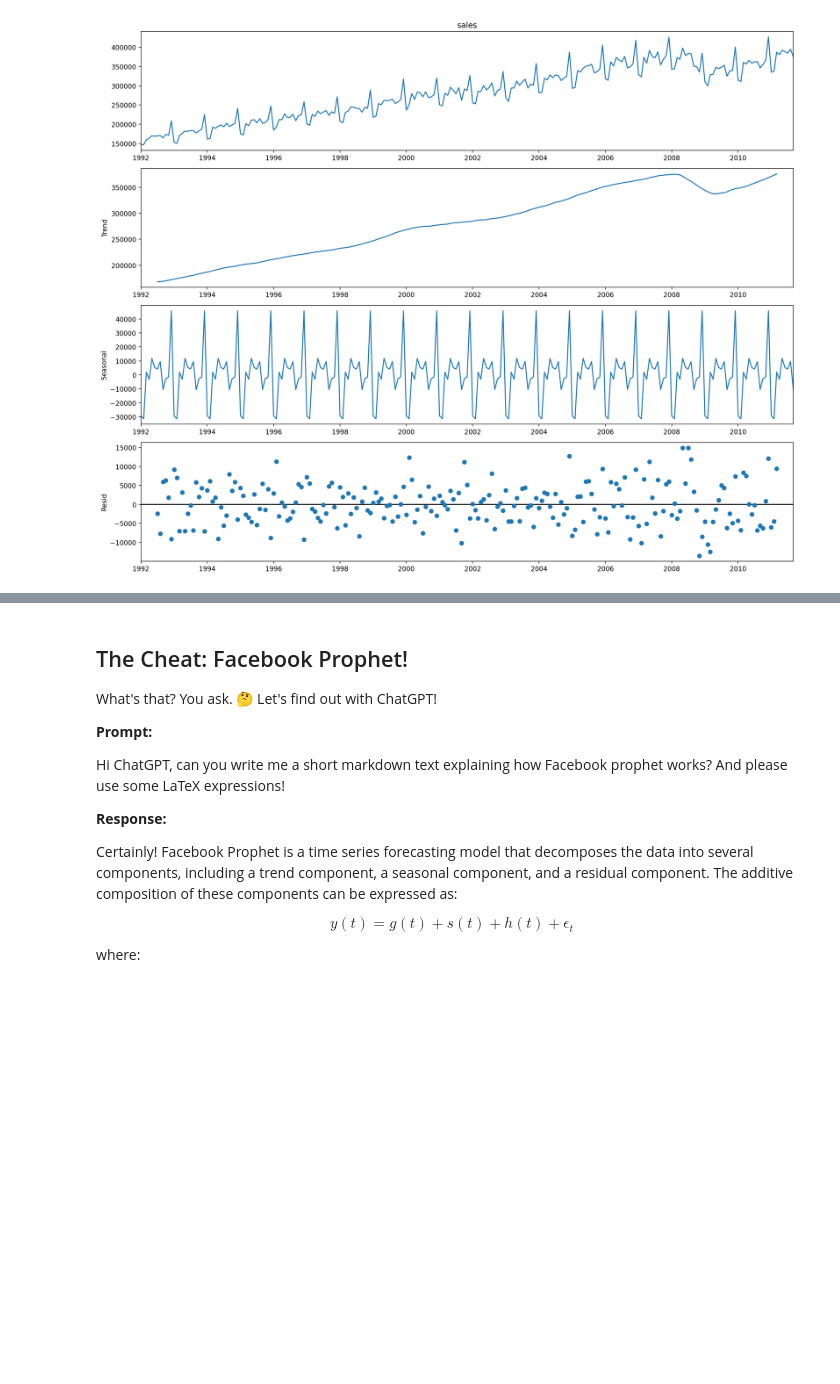
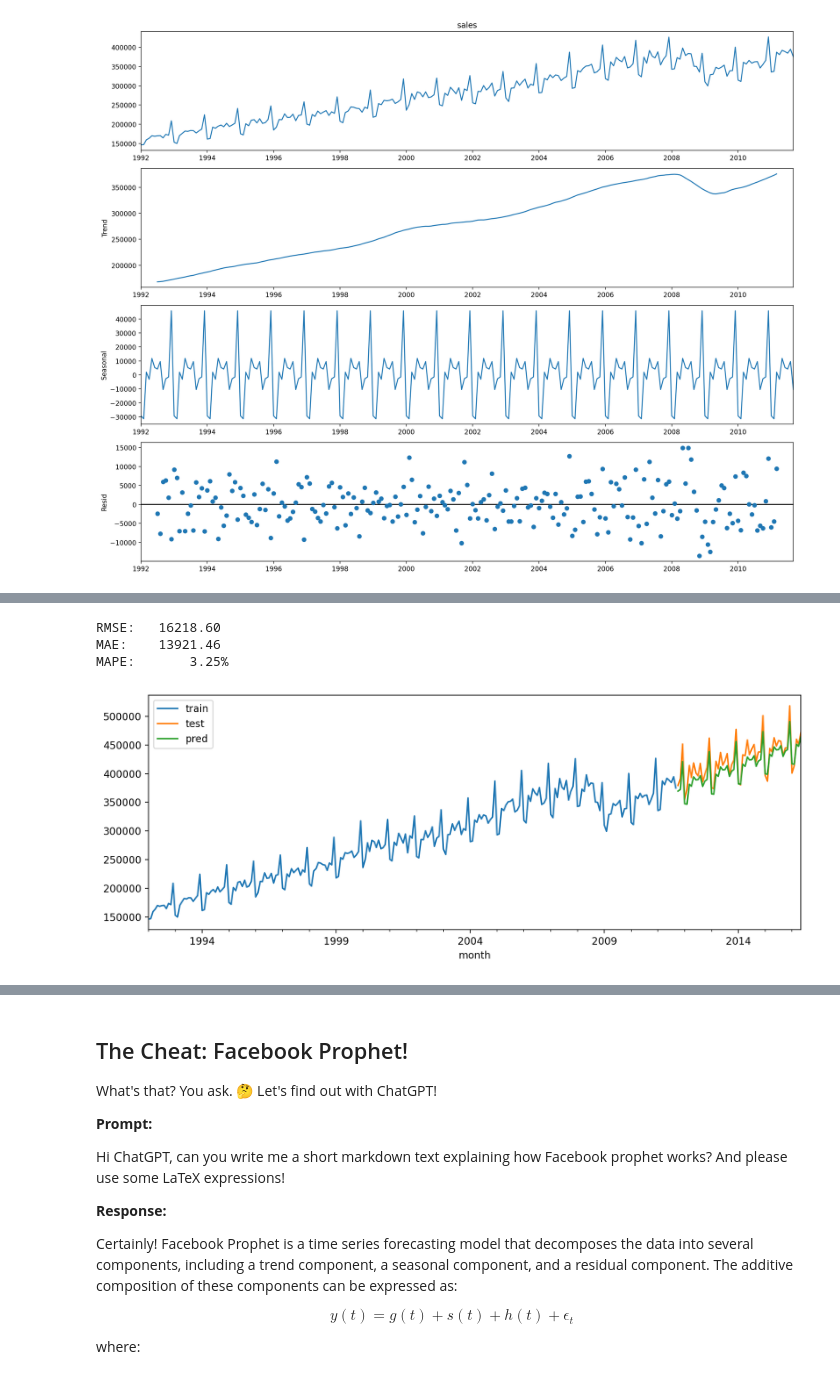
Before and after one commit to WeinbergMalte/timeseries-forecasting-workshop, a Jupyter notebook: notebooks/06-untitled.ipynb, the cells around one changed output, grey strips where cells are left out. Drawn from its saved outputs; the diff is of its cells as text; code cells hidden in the pictures; blank space fills up the shorter version.

```diff
--- a/notebooks/06-untitled.ipynb
+++ b/notebooks/06-untitled.ipynb
@@ -160,0 +202,27 @@ seasonality
+# %%
+from sklearn.base import BaseEstimator, RegressorMixin
+from sklearn.linear_model import LinearRegression
+
+
+class MyFunnyTrendEstimator(BaseEstimator, RegressorMixin):
+    """
+    Weird little estimator that fits a trend and adds some seasonality mapping in predict
+
+    :param seasonality_map: dict mapping month to seasonality
+    """
+    def __init__(self, seasonality_map: dict[int, float]):
+        self.seasonality_map = seasonality_map
+
+    def fit(self, X, y):
+        self.regressor = LinearRegression().fit(X[["n"]], y)
+        self.coef = self.regressor.coef_[0]
+        self.intercept = self.regressor.intercept_
+        return self
+
+    def predict(self, X):
+        return (
+            self.intercept + X["n"] * self.coef + X["nmonth"].map(self.seasonality_map)
+        )
+# %%
+model = MyFunnyTrendEstimator(seasonality_map=seasonality)
+model.fit(X_trainf, y_trainf)
@@ -160,0 +241,16 @@ seasonality
+# %%
+y_pred = model.predict(X_testf)
+
+_, ax = plt.subplots(figsize=(10, 4))
+_ = df_train.plot(ax=ax)
+_ = df_test.plot(ax=ax)
+_ = y_pred.plot(ax=ax)
+_ = ax.legend(["train", "test", "pred"])
+_ = plt.tight_layout()
+
+print_metrics(y_testf, y_pred)
+# %% [output]
+RMSE:   16218.60
+MAE:    13921.46
+MAPE:       3.25%
+[figure, added]
```
Also changed, not shown: parts of 16 cells of this notebook, 9 other files.
